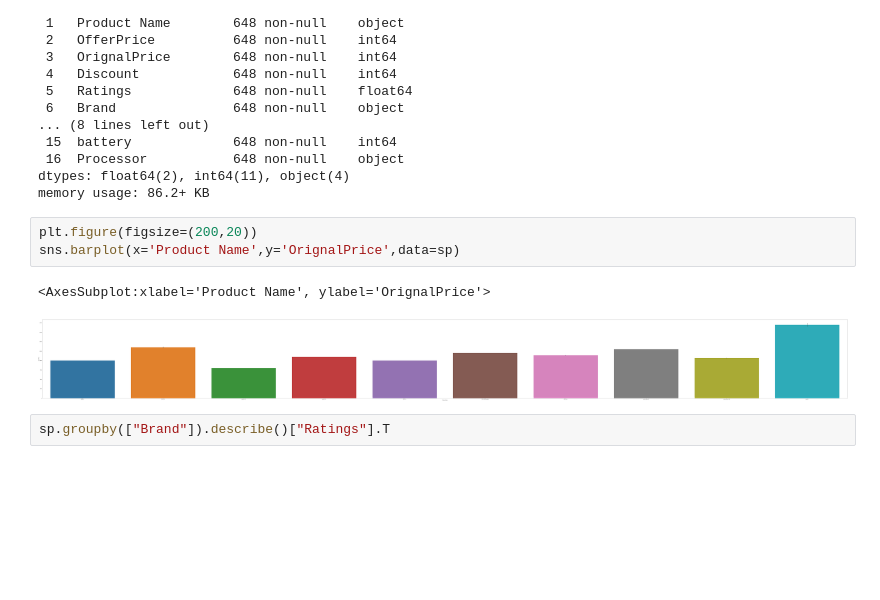
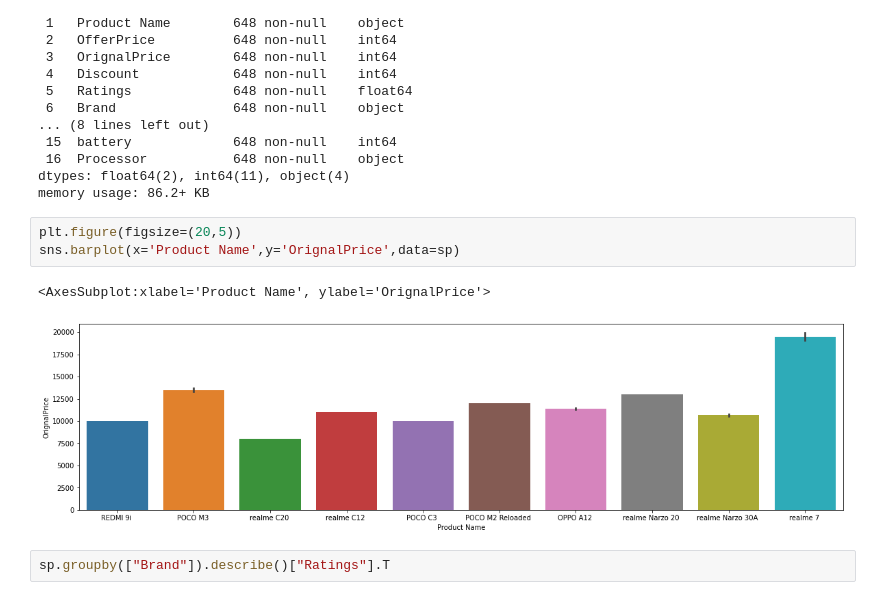
Before and after one commit to shahidp-ss/Web-Scrapping, a Jupyter notebook: analysis of data.ipynb, the cells around one changed output. Drawn from its saved outputs; the diff is of its cells as text; blank space fills up the shorter version.

```diff
--- a/analysis of data.ipynb
+++ b/analysis of data.ipynb
@@ -450,11 +472,11 @@ Data columns (total 17 columns):
 dtypes: float64(2), int64(11), object(4)
 memory usage: 86.2+ KB
 # %%
-plt.figure(figsize=(200,20))
+plt.figure(figsize=(20,5))
 sns.barplot(x='Product Name',y='OrignalPrice',data=sp)
 # %% [output]
 <AxesSubplot:xlabel='Product Name', ylabel='OrignalPrice'>
-[figure, old version]
+[figure, new version]
 # %%
 sp.groupby(["Brand"]).describe()["Ratings"].T
 # %% [output]
```
Also changed, not shown: parts of 9 cells of this notebook.
